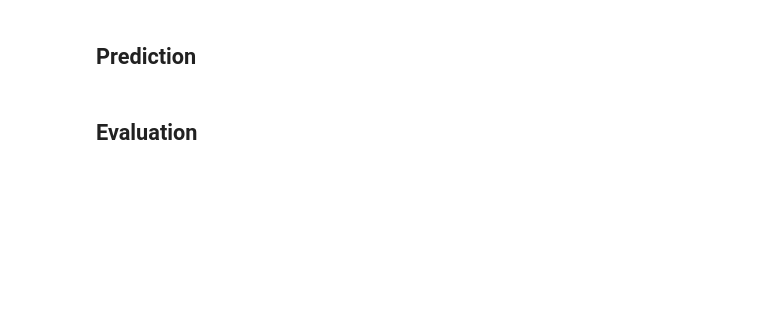
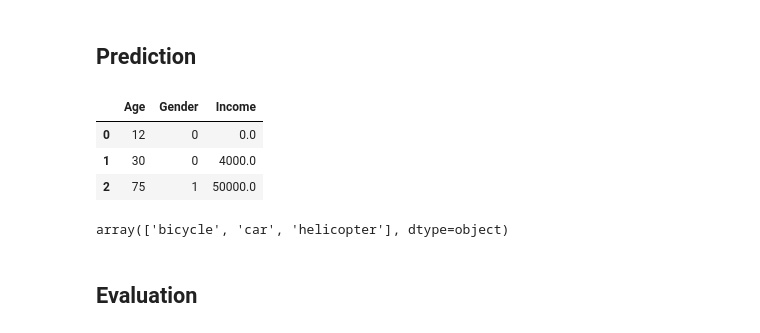
Before and after one commit to Wavevladimir/-, a Jupyter notebook: Scikit/Scikit Prediction and Evaluation .ipynb, the cells around one changed output. Saved outputs shown, nothing was run; the diff lists cells and outputs as text; code cells hidden in the pictures; blank space fills up the shorter version.

Commit message:
model

```diff
--- a/Scikit/Scikit Prediction and Evaluation .ipynb
+++ b/Scikit/Scikit Prediction and Evaluation .ipynb
@@ -142,4 +143,20 @@ ValueError: could not convert string to float: 'female'
 # %% [markdown]
 ## Prediction
+# %%
+test_df = pd.DataFrame({
+    'Age': [12, 30, 75],
+    'Gender': [0, 0, 1],
+    'Income': [0.0, 4000, 50000]
+})
+test_df
+# %% [output]
+|  | Age | Gender | Income |
+| 0 | 12 | 0 | 0.0 |
+| 1 | 30 | 0 | 4000.0 |
+| 2 | 75 | 1 | 50000.0 |
+# %%
+model.predict(test_df)
+# %% [output]
+array(['bicycle', 'car', 'helicopter'], dtype=object)
 # %% [markdown]
 ## Evaluation
```
Also changed, not shown: parts of 6 cells of this notebook.
